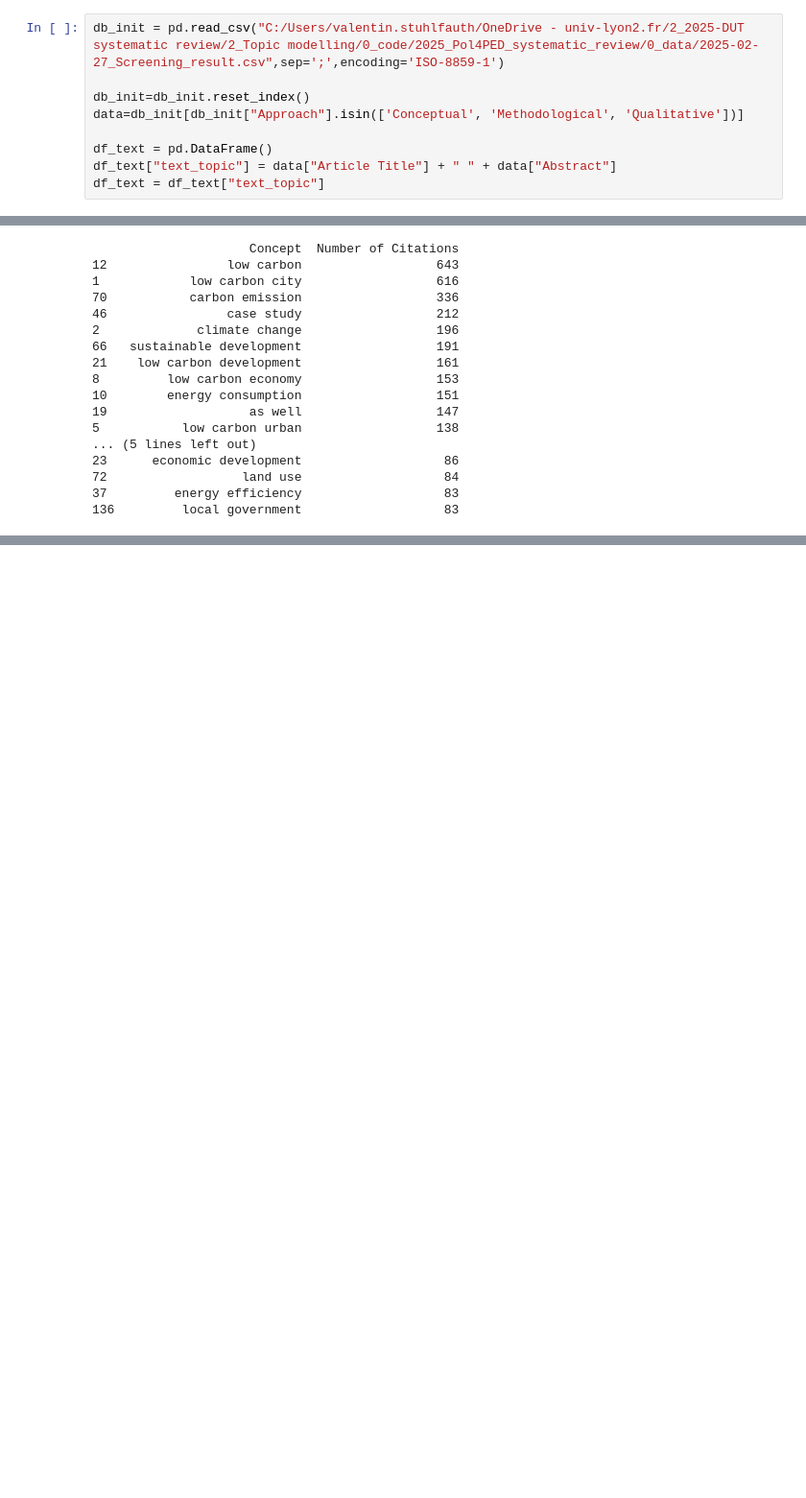
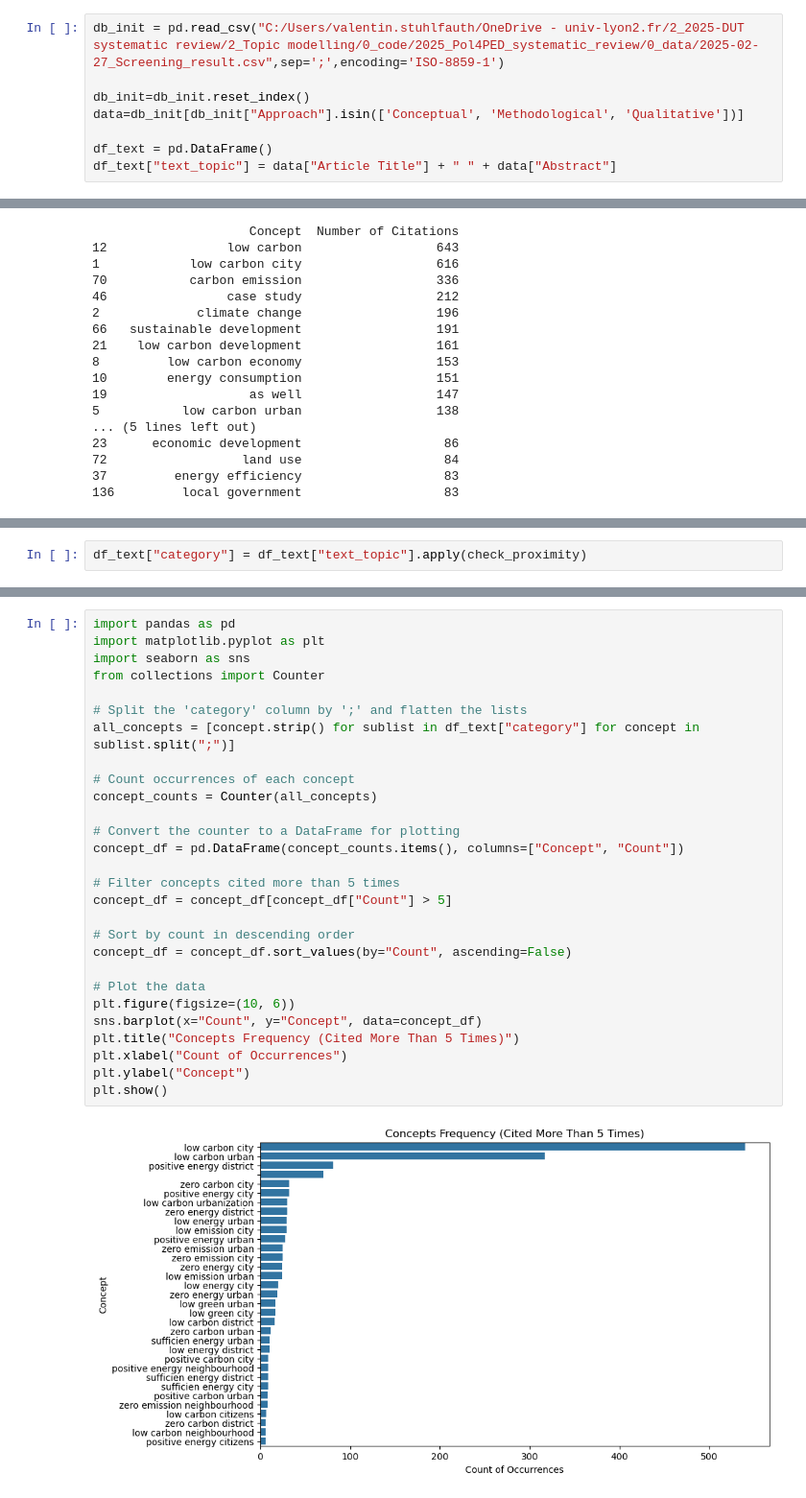
Before and after one commit to vastuhlfauth/2025_Pol4PED_systematic_review, a Jupyter notebook: 1_code/1_bibliometrics.ipynb, the cells around one changed output, grey strips where cells are left out. Shown: that part at 96% size. Cells and saved outputs as stored; diff of their text form; blank space fills up the shorter version.

```diff
--- a/1_code/1_bibliometrics.ipynb
+++ b/1_code/1_bibliometrics.ipynb
@@ -19,7 +19,6 @@ data=db_init[db_init["Approach"].isin(['Conceptual', 'Methodological', 'Qualitat
 
 df_text = pd.DataFrame()
 df_text["text_topic"] = data["Article Title"] + " " + data["Abstract"]
-df_text = df_text["text_topic"]
 # %% [markdown]
 ## Pretreatment
 # %% [markdown]
@@ -188,0 +254,2 @@ concepts_rows_df
+# %%
+df_text["category"] = df_text["text_topic"].apply(check_proximity)
@@ -188,0 +293,30 @@ concepts_rows_df
+# %%
+import pandas as pd
+import matplotlib.pyplot as plt
+import seaborn as sns
+from collections import Counter
+
+# Split the 'category' column by ';' and flatten the lists
+all_concepts = [concept.strip() for sublist in df_text["category"] for concept in sublist.split(";")]
+
+# Count occurrences of each concept
+concept_counts = Counter(all_concepts)
+
+# Convert the counter to a DataFrame for plotting
+concept_df = pd.DataFrame(concept_counts.items(), columns=["Concept", "Count"])
+
+# Filter concepts cited more than 5 times
+concept_df = concept_df[concept_df["Count"] > 5]
+
+# Sort by count in descending order
+concept_df = concept_df.sort_values(by="Count", ascending=False)
+
+# Plot the data
+plt.figure(figsize=(10, 6))
+sns.barplot(x="Count", y="Concept", data=concept_df)
+plt.title("Concepts Frequency (Cited More Than 5 Times)")
+plt.xlabel("Count of Occurrences")
+plt.ylabel("Concept")
+plt.show()
+# %% [output]
+[figure, added]
```
Also changed, not shown: parts of 10 cells of this notebook.
